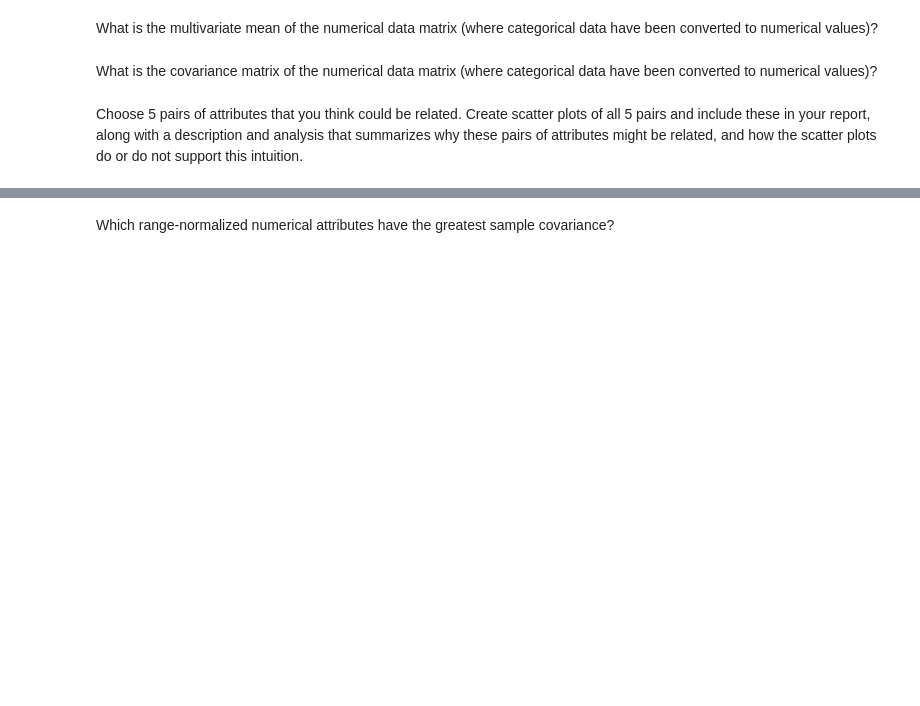
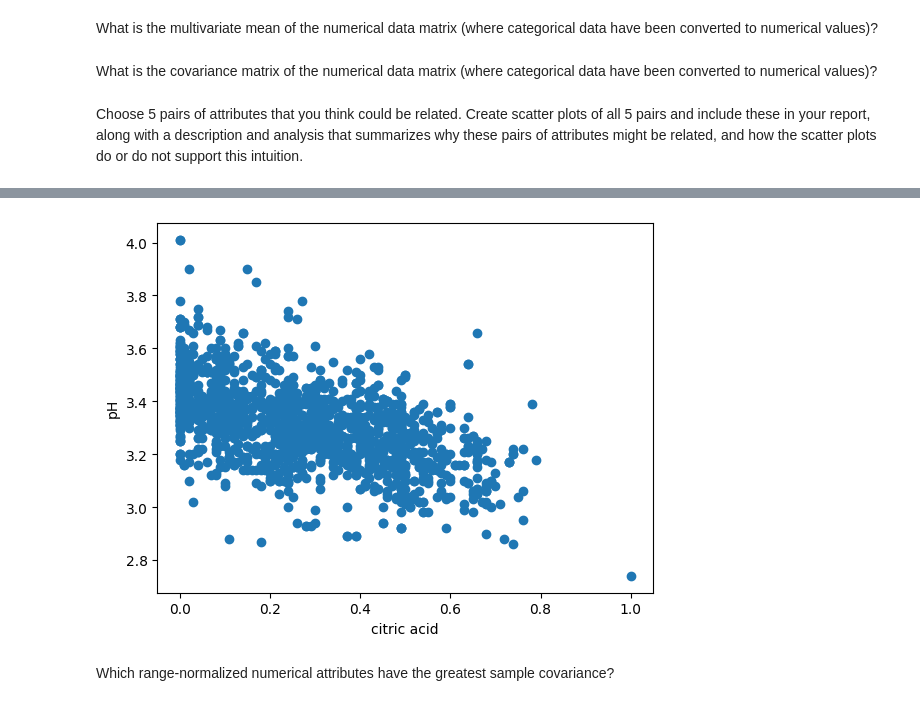
Before and after one commit to Koalafant/csci347_data_mining, a Jupyter notebook: proj_1/one.ipynb, the cells around one changed output, grey strips where cells are left out. Cells and saved outputs as stored; diff of their text form; code cells hidden in the pictures; blank space fills up the shorter version.

```diff
--- a/proj_1/one.ipynb
+++ b/proj_1/one.ipynb
@@ -184,3 +194,8 @@ do not support this intuition.
+# %%
+
+scatter('citric acid', 'pH')
+# %% [output]
+[figure, added]
 # %% [markdown]
 Which range-normalized numerical attributes have the greatest sample covariance?
 # %%
```
Also changed, not shown: parts of 5 cells of this notebook.
